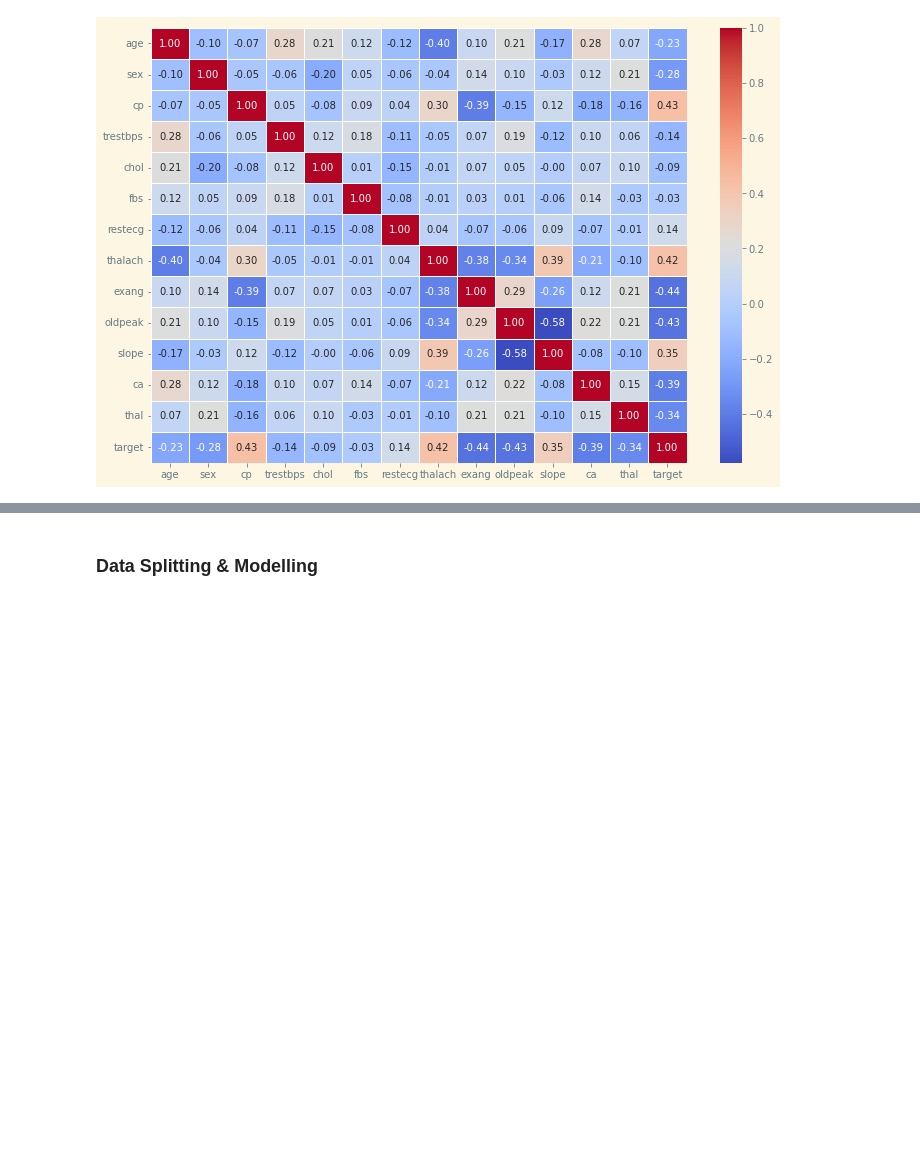
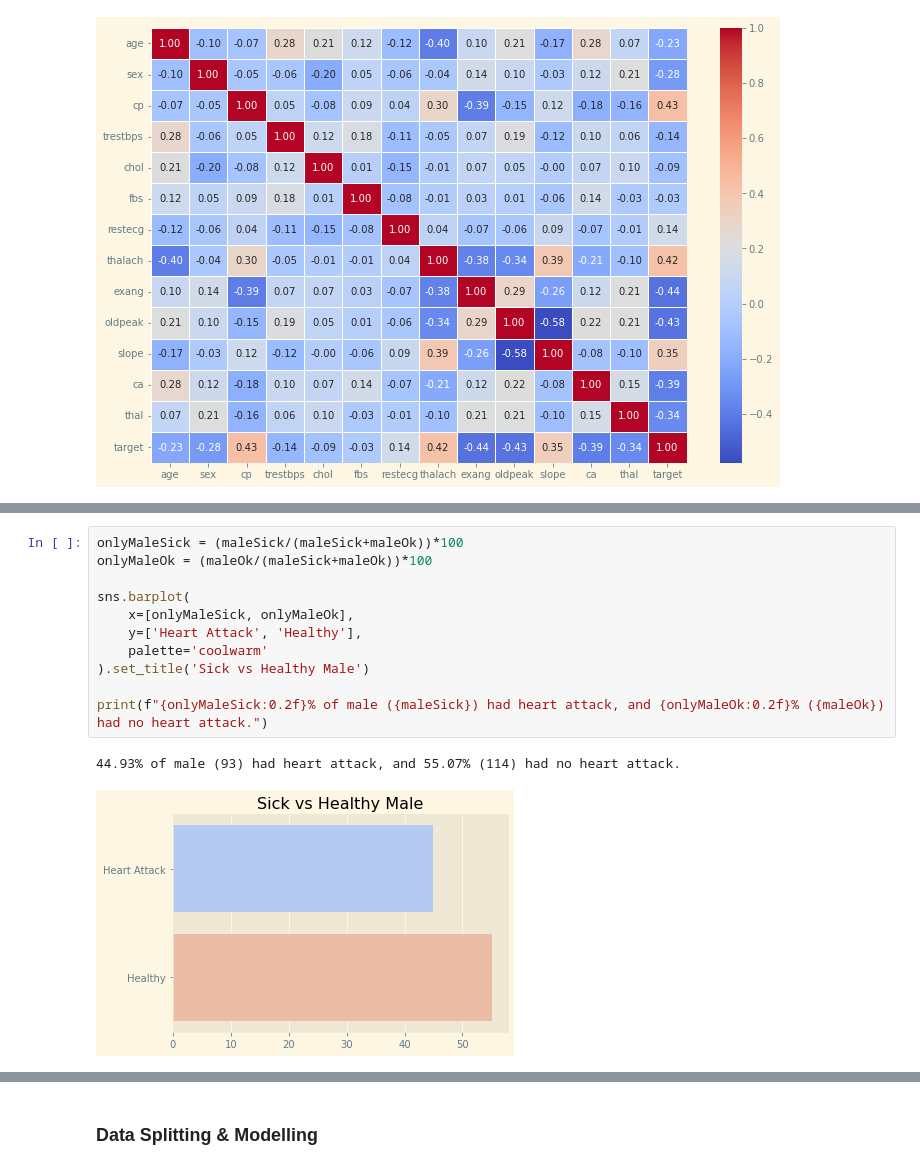
Before and after one commit to shadowbane/PYTN_Prakerja_Adli, a Jupyter notebook: PYTN_Prakerja_Adli.ipynb, the cells around one changed output, grey strips where cells are left out. Saved outputs shown, nothing was run; the diff lists cells and outputs as text; blank space fills up the shorter version.

```diff
--- a/PYTN_Prakerja_Adli.ipynb
+++ b/PYTN_Prakerja_Adli.ipynb
@@ -116,0 +247,14 @@ plt.show()
+# %%
+onlyMaleSick = (maleSick/(maleSick+maleOk))*100
+onlyMaleOk = (maleOk/(maleSick+maleOk))*100
+
+sns.barplot(
+    x=[onlyMaleSick, onlyMaleOk],
+    y=['Heart Attack', 'Healthy'],
+    palette='coolwarm'
+).set_title('Sick vs Healthy Male')
+
+print(f"{onlyMaleSick:0.2f}% of male ({maleSick}) had heart attack, and {onlyMaleOk:0.2f}% ({maleOk}) had no heart attack.")
+# %% [output]
+44.93% of male (93) had heart attack, and 55.07% (114) had no heart attack.
+[figure, added]
```
Also changed, not shown: parts of 15 cells of this notebook.
